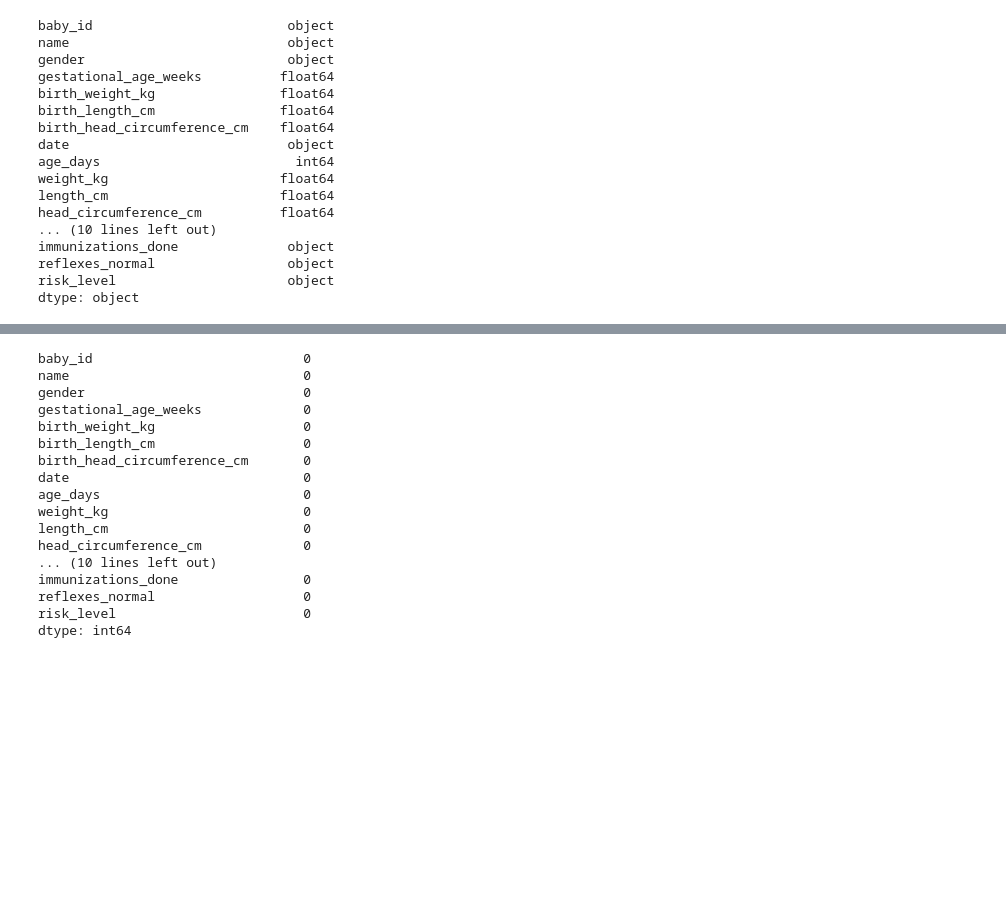
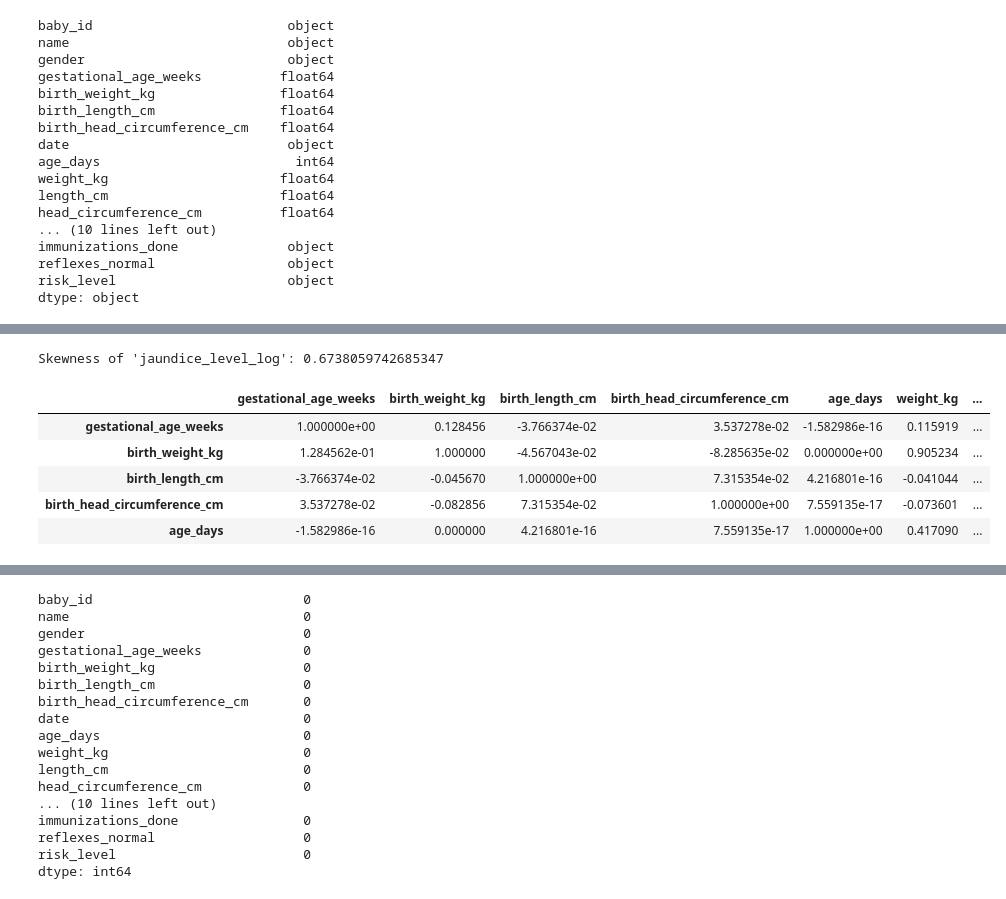
Before and after one commit to Kaviyarasu-06/infantanalysis, a Jupyter notebook: baby.ipynb, the cells around one changed output, grey strips where cells are left out. Saved outputs shown, nothing was run; the diff lists cells and outputs as text; code cells hidden in the pictures; blank space fills up the shorter version.

```diff
--- a/baby.ipynb
+++ b/baby.ipynb
@@ -64,0 +123,15 @@ dtype: object
+# %%
+skewness_jaundice_log = df['jaundice_level_log'].skew()
+print(f"Skewness of 'jaundice_level_log': {skewness_jaundice_log}")
+# %% [output]
+Skewness of 'jaundice_level_log': 0.6738059742685347
+# %%
+correlation_matrix = numeric_df.corr()
+display(correlation_matrix.head())
+# %% [output]
+|  | gestational_age_weeks | birth_weight_kg | birth_length_cm | birth_head_circumference_cm | age_days | weight_kg | ... |
+| gestational_age_weeks | 1.000000e+00 | 0.128456 | -3.766374e-02 | 3.537278e-02 | -1.582986e-16 | 0.115919 | ... |
+| birth_weight_kg | 1.284562e-01 | 1.000000 | -4.567043e-02 | -8.285635e-02 | 0.000000e+00 | 0.905234 | ... |
+| birth_length_cm | -3.766374e-02 | -0.045670 | 1.000000e+00 | 7.315354e-02 | 4.216801e-16 | -0.041044 | ... |
+| birth_head_circumference_cm | 3.537278e-02 | -0.082856 | 7.315354e-02 | 1.000000e+00 | 7.559135e-17 | -0.073601 | ... |
+| age_days | -1.582986e-16 | 0.000000 | 4.216801e-16 | 7.559135e-17 | 1.000000e+00 | 0.417090 | ... |
```
Also changed, not shown: parts of 5 cells of this notebook.
